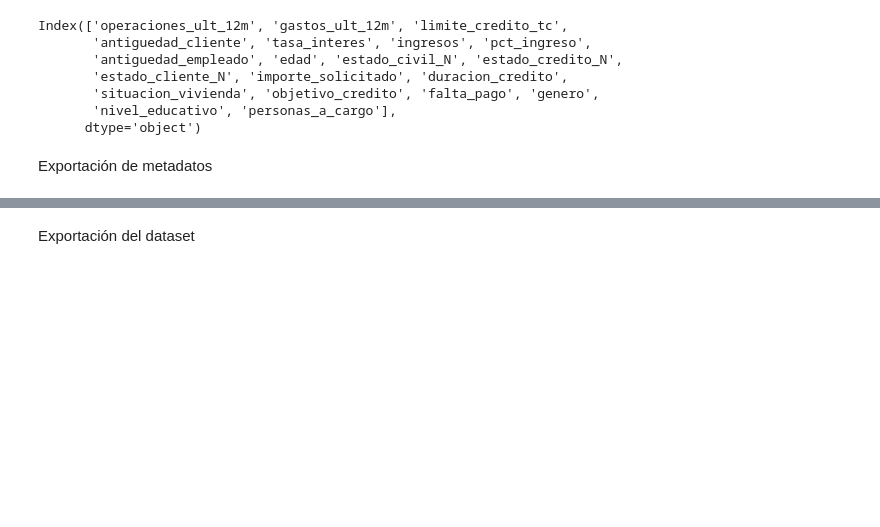
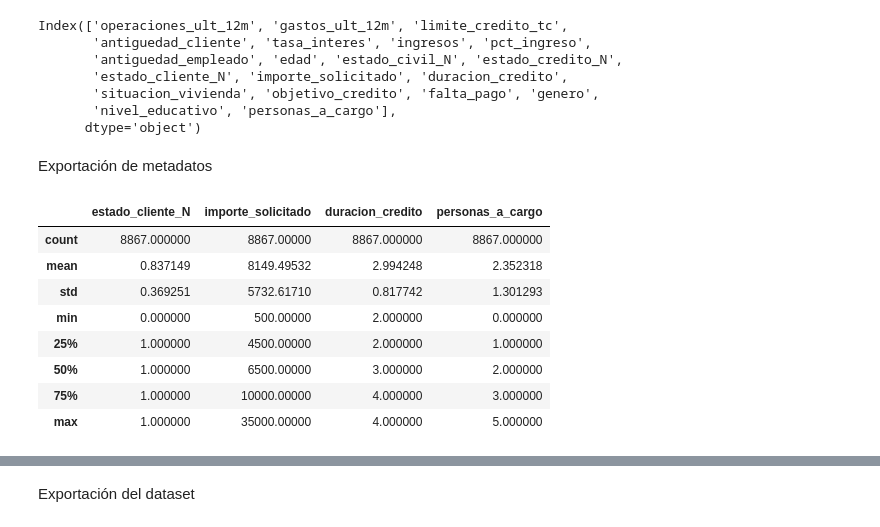
Before and after one commit to ricardoramos12/Metodolog-a, a Jupyter notebook: notebooks/preparacion-datos/PD01-Transformaciones.ipynb, the cells around one changed output, grey strips where cells are left out. Saved outputs shown, nothing was run; the diff lists cells and outputs as text; code cells hidden in the pictures; blank space fills up the shorter version.

```diff
--- a/notebooks/preparacion-datos/PD01-Transformaciones.ipynb
+++ b/notebooks/preparacion-datos/PD01-Transformaciones.ipynb
@@ -110,10 +110,10 @@ temp_2 = temp[temp['antiguedad_empleado'] < 100]
 temp_c = temp_2[temp_2['regla_pct_ingresos'] == 'ok']
 
 # Filtro 4: Excluir filas con valores nulos en 'tasa_interes'
-temp_final = temp_c[temp_c['tasa_interes'].notna()]
+temp_c = temp_c[temp_c['tasa_interes'].notna()]
 
 # Imprimir el número de filas después de aplicar todos los filtros
-print(f"Filas después del filtro: {temp_final.shape[0]}")
+print(f"Filas después del filtro: {temp_c.shape[0]}")
 # %% [output]
 Filas antes del filtro: 10127
 Filas después del filtro: 8883
@@ -439,3 +439,15 @@ import dtale as dt
 
 informe = dt.show(df_final)
 informe.open_browser()
+# %%
+df_final.describe()
+# %% [output]
+|  | estado_cliente_N | importe_solicitado | duracion_credito | personas_a_cargo |
+| count | 8867.000000 | 8867.00000 | 8867.000000 | 8867.000000 |
+| mean | 0.837149 | 8149.49532 | 2.994248 | 2.352318 |
+| std | 0.369251 | 5732.61710 | 0.817742 | 1.301293 |
+| min | 0.000000 | 500.00000 | 2.000000 | 0.000000 |
+| 25% | 1.000000 | 4500.00000 | 2.000000 | 1.000000 |
+| 50% | 1.000000 | 6500.00000 | 3.000000 | 2.000000 |
+| 75% | 1.000000 | 10000.00000 | 4.000000 | 3.000000 |
+| max | 1.000000 | 35000.00000 | 4.000000 | 5.000000 |
```
Also changed, not shown: parts of 10 cells of this notebook, 1 other file.
